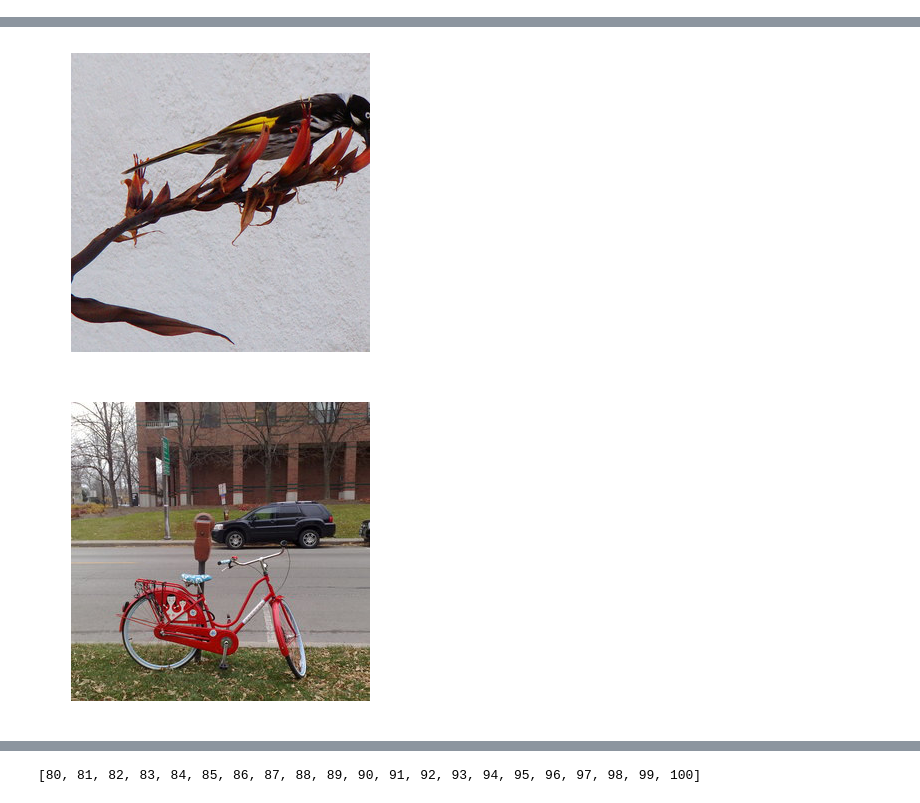
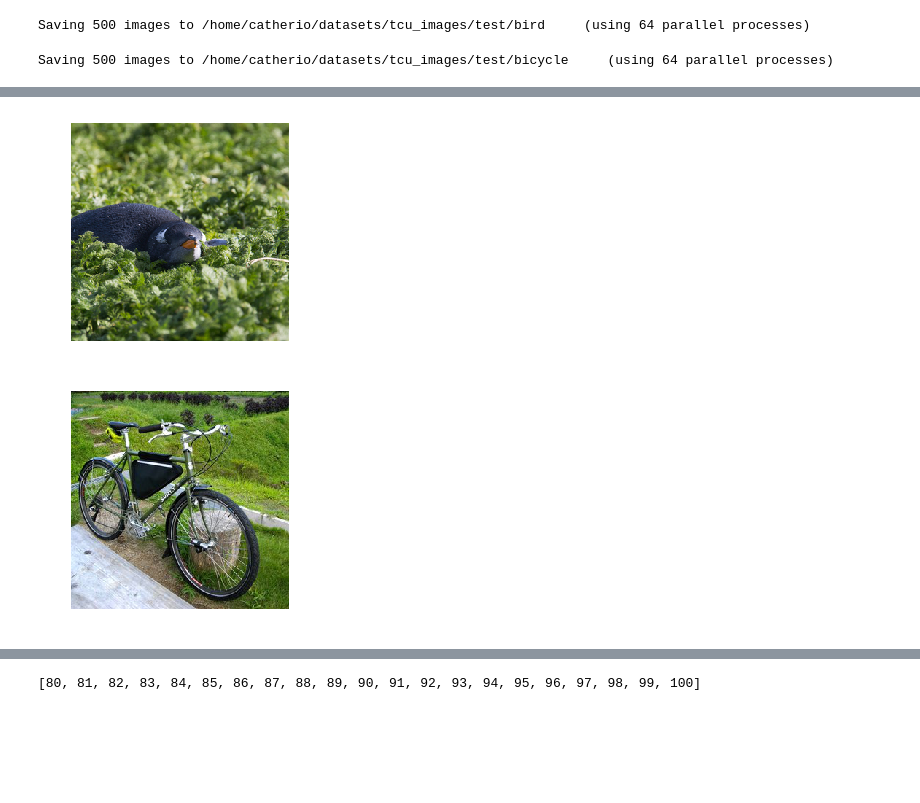
Before and after one commit to openphilanthropy/unrestricted-adversarial-examples, a Jupyter notebook: sandboxes/tom_sandbox/notebooks/clean_accuracy_1k_no_finetune.ipynb, the cells around one changed output, grey strips where cells are left out. Drawn from its saved outputs; the diff is of its cells as text; code cells hidden in the pictures; blank space fills up the shorter version.

```diff
--- a/sandboxes/tom_sandbox/notebooks/clean_accuracy_1k_no_finetune.ipynb
+++ b/sandboxes/tom_sandbox/notebooks/clean_accuracy_1k_no_finetune.ipynb
@@ -22,7 +28,7 @@ import os.path as osp
 import os
 import seaborn as sns
 
-DATASET_ROOT = '/root/cvd_open_images/easy_images'
+DATASET_ROOT = tcu_images.get_dataset('test')
 
 image_paths_bicycle = os.listdir(osp.join(DATASET_ROOT, 'bicycle'))
 image_paths_bicycle = [os.path.join(DATASET_ROOT,'bicycle', path) for path in image_paths_bicycle]
@@ -43,3 +49,5 @@ def show_image(im):
 show_image(image_paths_bird[0])
 show_image(image_paths_bicycle[0])
 # %% [output]
+Saving 500 images to /home/catherio/datasets/tcu_images/test/bird     (using 64 parallel processes)
+Saving 500 images to /home/catherio/datasets/tcu_images/test/bicycle     (using 64 parallel processes)
@@ -46,5 +56,5 @@ show_image(image_paths_bicycle[0])
-[figure, old version]
+[figure, new version]
-[figure, old version]
+[figure, new version]
 # %%
 from keras.applications.inception_resnet_v2 import InceptionResNetV2
 
```
Also changed, not shown: parts of 14 cells of this notebook.
